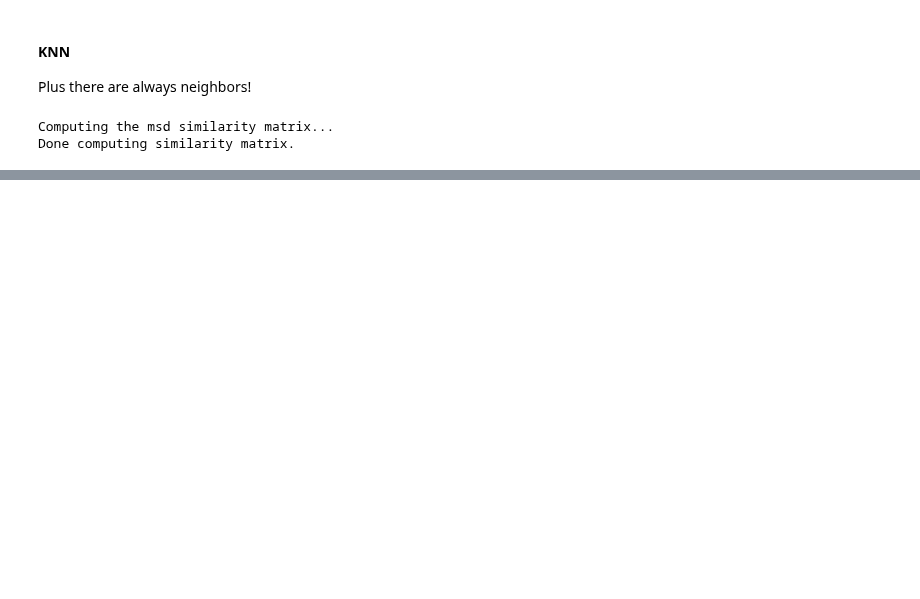
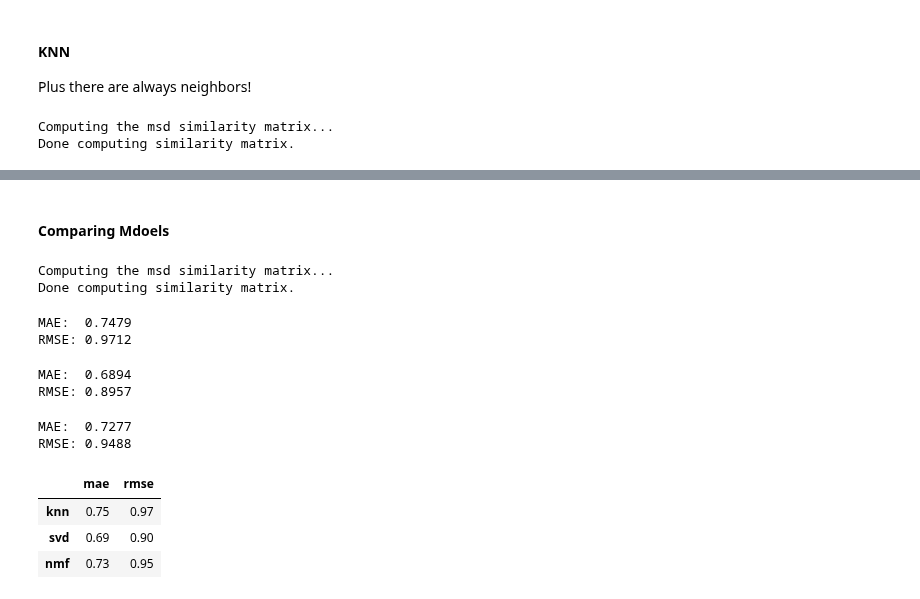
Before and after one commit to flatiron-school/Online-DS-FT-022221-Cohort-Notes, a Jupyter notebook: Phase_4/topic_36_recommendation_systems/topic_36_Recommendation_Systems_with_Surprise.ipynb, the cells around one changed output, grey strips where cells are left out. Cells and saved outputs as stored; diff of their text form; code cells hidden in the pictures; blank space fills up the shorter version.

```diff
--- a/Phase_4/topic_36_recommendation_systems/topic_36_Recommendation_Systems_with_Surprise.ipynb
+++ b/Phase_4/topic_36_recommendation_systems/topic_36_Recommendation_Systems_with_Surprise.ipynb
@@ -365,0 +368,38 @@ KNN_model.get_neighbors(iid=item, k=1) # using same item as earlier
+# %% [markdown]
+#### Comparing Mdoels
+# %%
+model_knn = KNNBasic().fit(trainset)
+
+model_svd = SVD().fit(trainset)
+
+model_nmf = NMF().fit(trainset)
+# %% [output]
+Computing the msd similarity matrix...
+Done computing similarity matrix.
+# %%
+results = {}
+results['knn'] = {'mae':accuracy.mae(model_knn.test(testset)),
+                  'rmse':accuracy.rmse(model_knn.test(testset))}
+# %% [output]
+MAE:  0.7479
+RMSE: 0.9712
+# %%
+results['svd'] = {'mae':accuracy.mae(model_svd.test(testset)),
+                  'rmse':accuracy.rmse(model_svd.test(testset))}
+# %% [output]
+MAE:  0.6894
+RMSE: 0.8957
+# %%
+results['nmf'] = {'mae':accuracy.mae(model_nmf.test(testset)),
+                  'rmse':accuracy.rmse(model_nmf.test(testset))}
+# %% [output]
+MAE:  0.7277
+RMSE: 0.9488
+# %%
+import pandas as pd
+pd.DataFrame(results).T.style.background_gradient().format('{:.2f}')
+# %% [output]
+|  | mae | rmse |
+| knn | 0.75 | 0.97 |
+| svd | 0.69 | 0.90 |
+| nmf | 0.73 | 0.95 |
```
Also changed, not shown: parts of 7 cells of this notebook, 1 other file.
